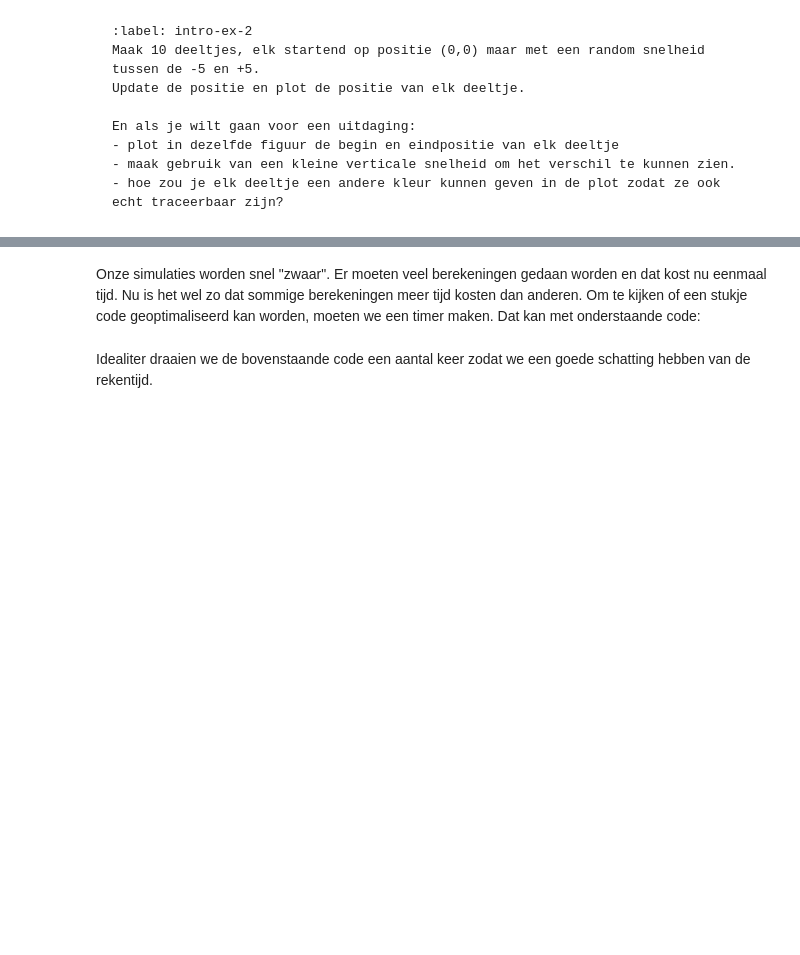
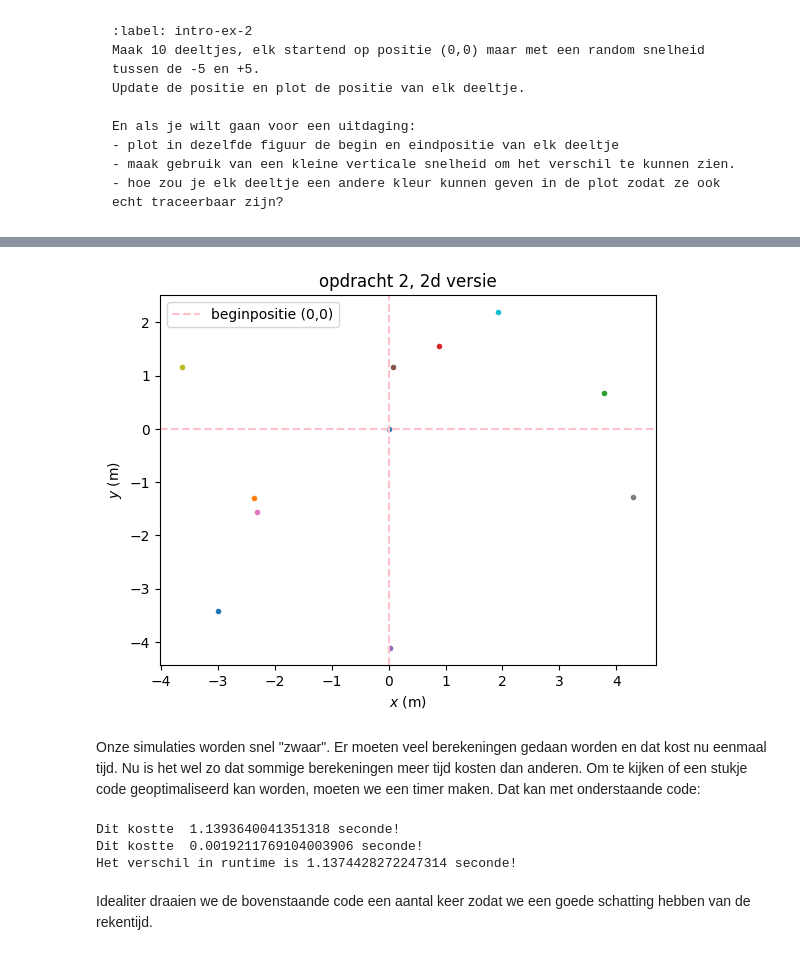
Before and after one commit to cs50202/kimienalesja, a Jupyter notebook: Content/PySim/1_intro_sim.ipynb, the cells around one changed output, grey strips where cells are left out. Cells and saved outputs as stored; diff of their text form; code cells hidden in the pictures; blank space fills up the shorter version.

```diff
--- a/Content/PySim/1_intro_sim.ipynb
+++ b/Content/PySim/1_intro_sim.ipynb
@@ -128,5 +228,55 @@ En als je wilt gaan voor een uitdaging:
 # %%
-#your code/answer
+# Wij hadden de opdracht eerst anders geinterpreteerd - wij dachten namelijk dat we de 2d snelheid tussen -5 en 5
+# moesten genereren, maar na overleg met de TA beseften we dat dit in 1D moest. De code hierboven geeft dat weer, maar we
+# hebben onze originele code hieronder nog laten staan omdat we het wel mooi vonden :)
+
+# We maken eerst een class aan voor onze deeltjes
+class particles:
+    def __init__(self, m, v, r, R):
+        self.m = m
+        self.v = np.array(v, dtype=float)
+        self.r = np.array(r, dtype=float)
+        self.R = np.array(R, dtype=float)
+
+    def update_r(self, dt):
+        self.r += self.v * dt
+
+# Hier generaten we voor elk deeltje een random snelheid op voorwaarde dat de totale snelheid tussen -5 en 5 m/s ligt
+def generate_velocity():
+    while True:
+        vx = np.random.uniform(-5, 5, 1)
+        vy = np.random.uniform(-5, 5, 1)
+        if (vx**2 + vy**2) <=25:
+            return vx[0], vy[0]
+        else:
+            continue
+
+# We maken een lege array aan om onze deeltjes aan toe te voegen
+array = []
+
+# Het genereren van 10 deeltjes, en toevoegen aan onze array
+for start in range(10):
+    vx, vy = generate_velocity()
+    array.append(particles(m = 1.0, v =[vx, vy], r=[0.0,0.0], R=1))
+
+# Updaten van de positie met dt = 1.0
+for particle, object in enumerate(array):
+    object.update_r(1.0)
+
+# Plotten, we hebben een horizontale en verticale lijn toegevoegd door de beginpositie om die duidelijk te maken
+plt.figure()
+for particle in array:
+    plt.plot(particle.r[0], particle.r[1], '.')
+plt.plot(0,0, '.')      #dit punt moet de beginposities voorstellen
+plt.xlabel("$x$ (m)")
+plt.ylabel("$y$ (m)")
+plt.axhline(0, linestyle = '--', c = 'pink', label = 'beginpositie (0,0)')
+plt.axvline(0, linestyle = '--', c = 'pink')
+plt.title("opdracht 2, 2d versie")
+plt.legend()
+plt.show()
+# %% [output]
+[figure, added]
 # %% [markdown]
 Onze simulaties worden snel "zwaar".
 Er moeten veel berekeningen gedaan worden en dat kost nu eenmaal tijd.
@@ -149,6 +299,28 @@ eind = time.time()
 lengte = eind - start
 
 print("Dit kostte ", lengte, "seconde!")
+
+#-------------------------------------------
+# Hier onze code - enige verschil is dat we de for-loop hebben verplaatst door gewoon N2 in te voeren in np.random.rand
+
+start2 = time.time()
+
+array2 = np.array([])
+
+array2 = np.append(array2,np.random.rand(N))
+
+eind2 = time.time()
+lengte2 = eind2 - start2
+
+print("Dit kostte ", lengte2, "seconde!")
+
+verschil = lengte - lengte2
+
+print("Het verschil in runtime is", verschil, "seconde!")
+# %% [output]
+Dit kostte  1.1393640041351318 seconde!
+Dit kostte  0.0019211769104003906 seconde!
+Het verschil in runtime is 1.1374428272247314 seconde!
 # %% [markdown]
 Idealiter draaien we de bovenstaande code een aantal keer zodat we een goede schatting hebben van de rekentijd.
 # %% [markdown]
```
Also changed, not shown: parts of 9 cells of this notebook.
